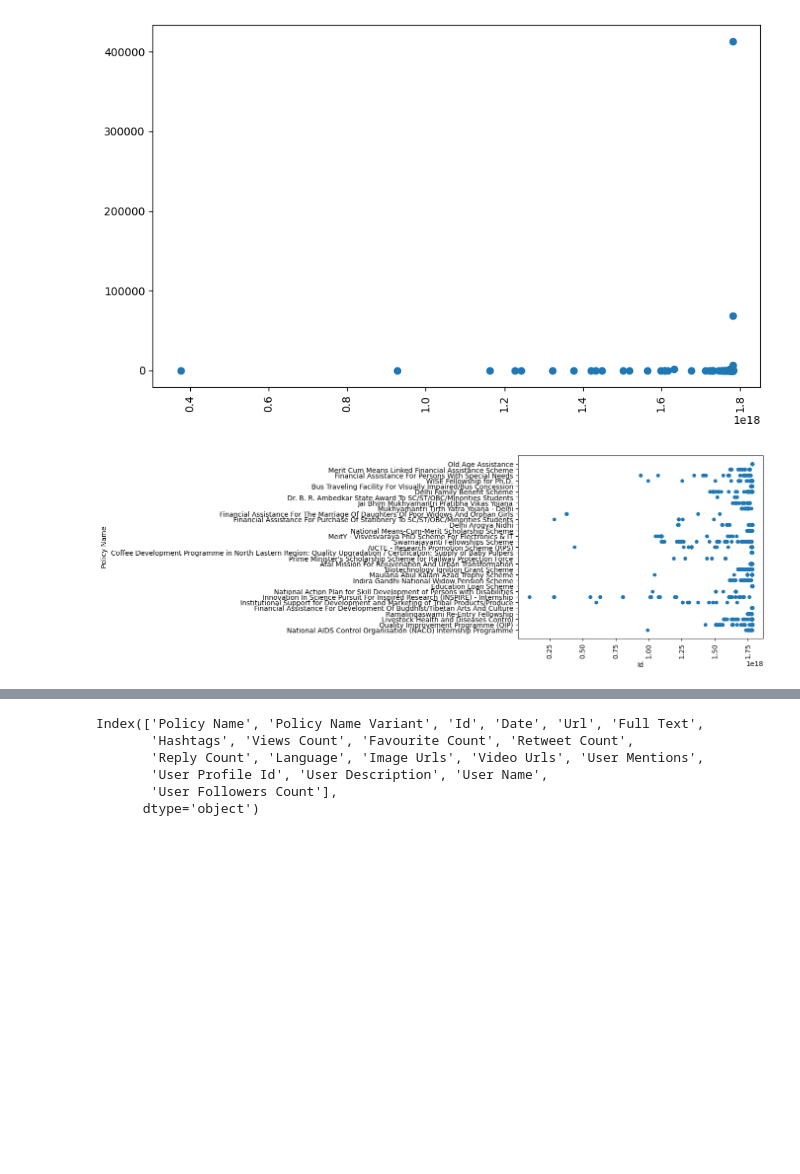
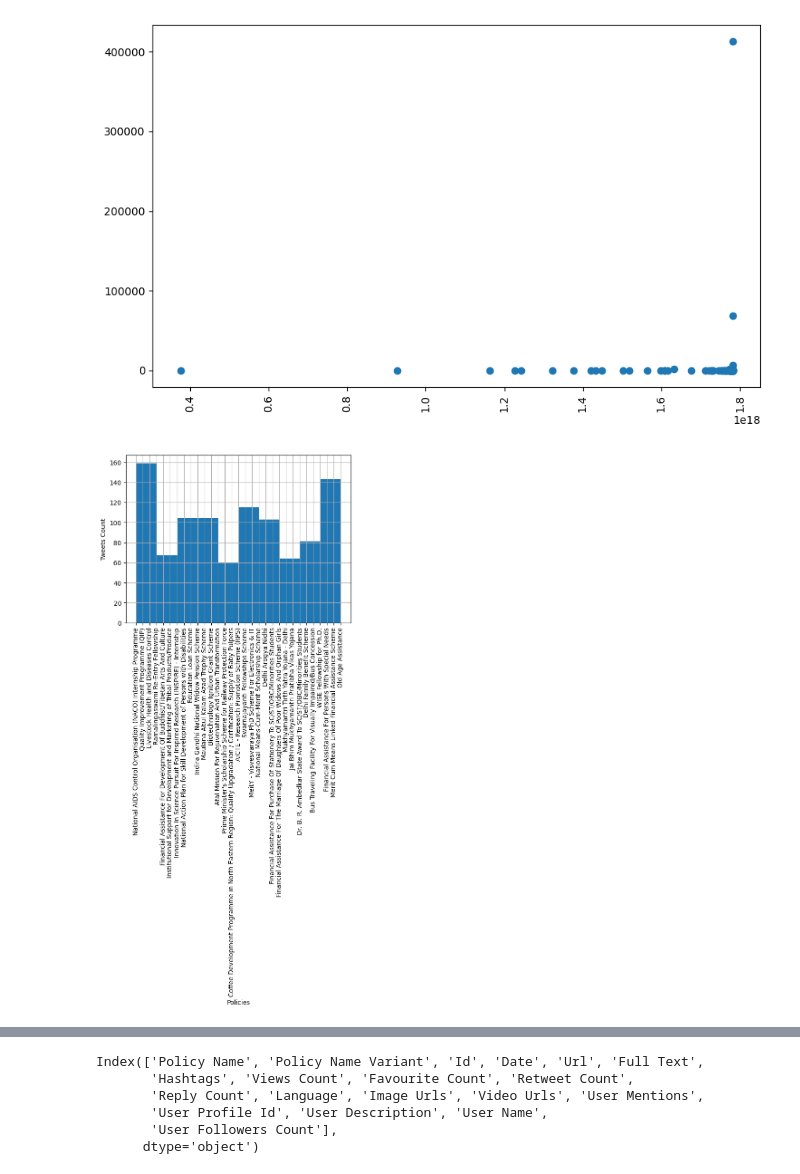
Before and after one commit to arpan21020/Information-Retrieval, a Jupyter notebook: IR-Project-Final-Deadline/Tweets_data_analysis_graphs.ipynb, the cells around one changed output, grey strips where cells are left out. Drawn from its saved outputs; the diff is of its cells as text; code cells hidden in the pictures; blank space fills up the shorter version.

Commit message:
graphs added for analysis

```diff
--- a/IR-Project-Final-Deadline/Tweets_data_analysis_graphs.ipynb
+++ b/IR-Project-Final-Deadline/Tweets_data_analysis_graphs.ipynb
@@ -61,15 +64,13 @@ plt.show()
 [figure]
 # %%
 # # Generate a histogram for a column
-# df['PolicyName'].hist()
-# plt.show()
-df=df.head(1000)
-# Generate a scatter plot for two columns
-df.plot.scatter(x='Id', y='Policy Name')
-plt.xticks(rotation=90)
+df['Policy Name'].hist()
+plt.xticks(rotation='vertical')
+plt.xlabel('Policies')
+plt.ylabel('Tweets Count')
 plt.show()
 # %% [output]
-[figure, old version]
+[figure, new version]
 # %%
 # Generate a bar graph for a column
 df['Language'].value_counts().plot.bar()
```
Also changed, not shown: parts of 4 cells of this notebook.
